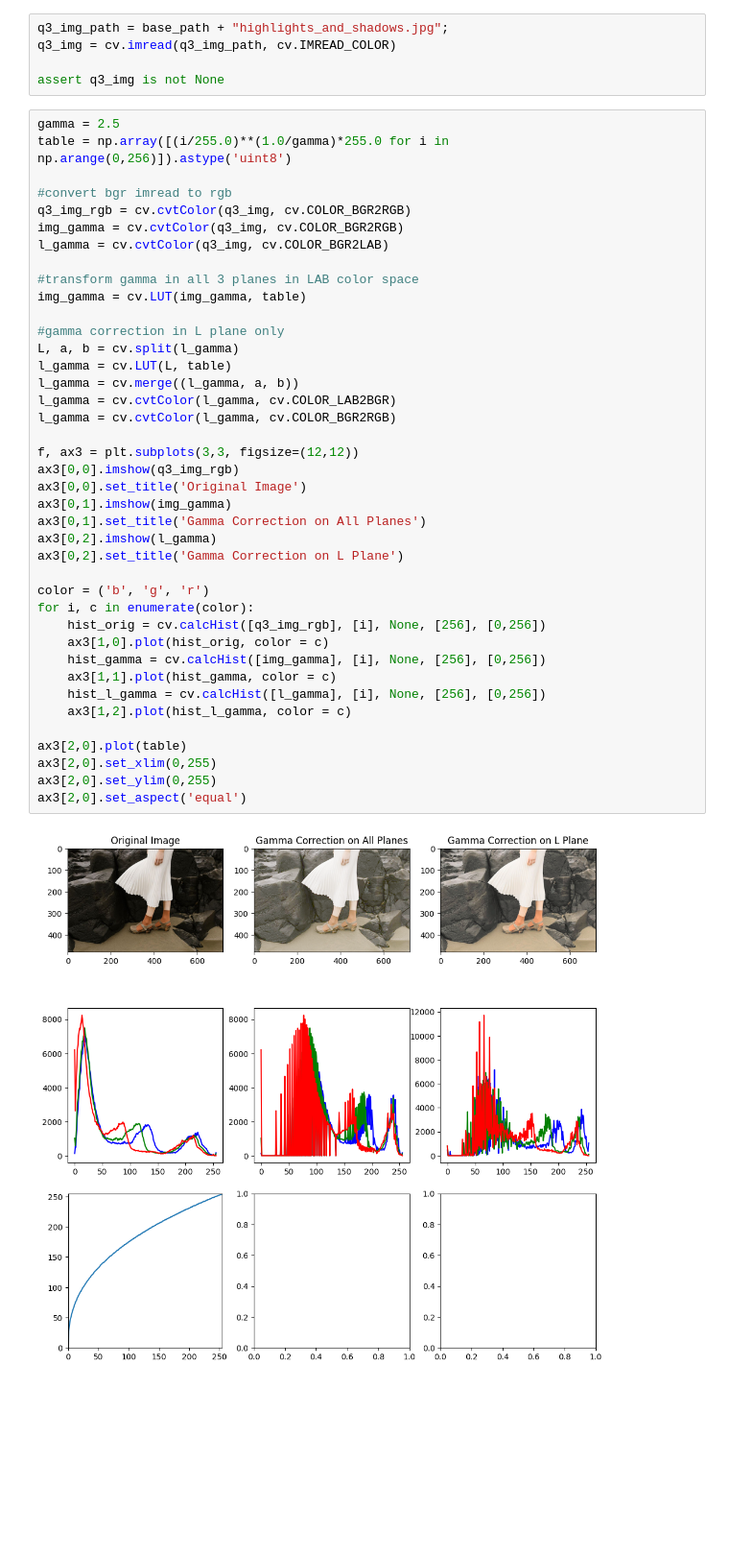
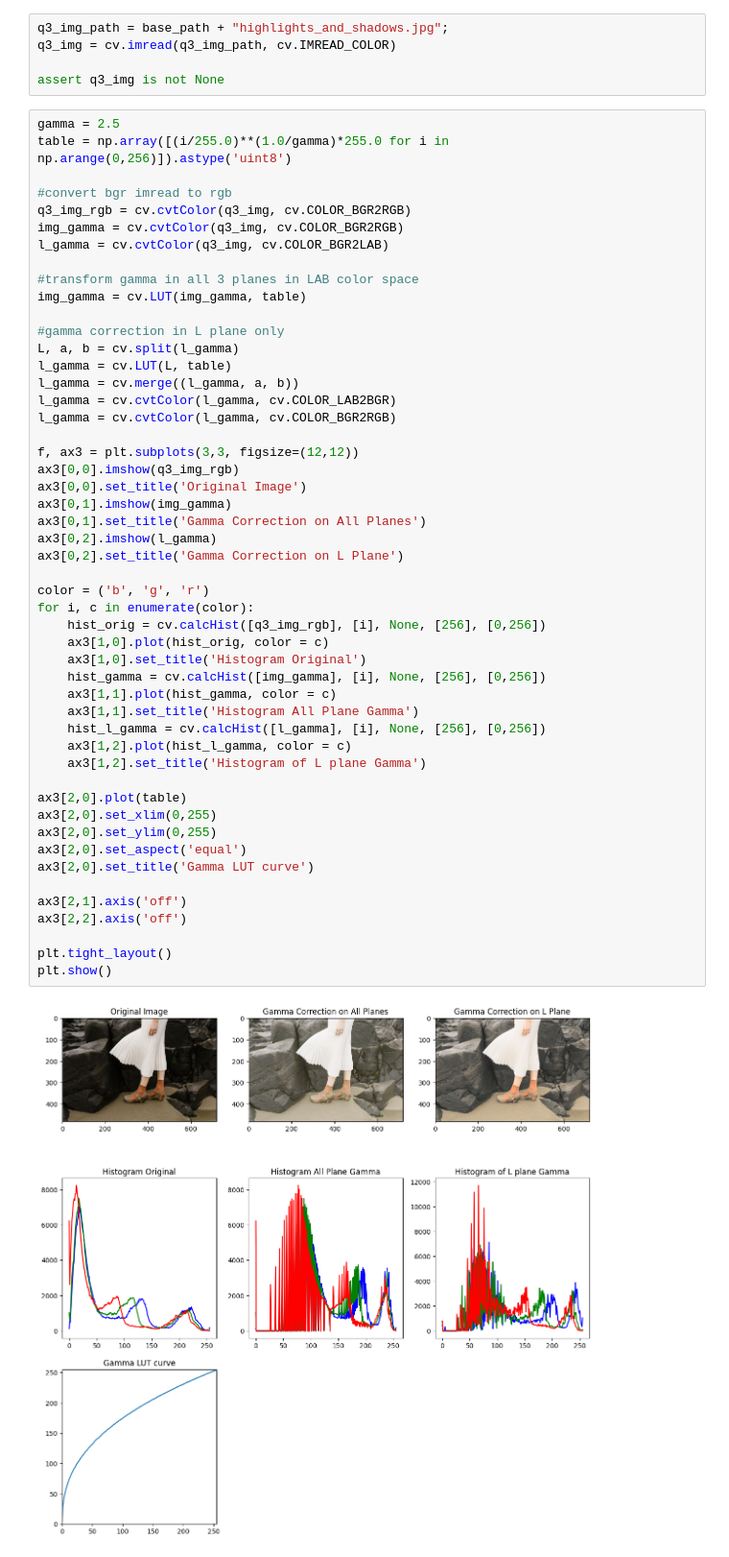
Before and after one commit to hpbowala/ComputerVisionAssignment, a Jupyter notebook: 249290X_ComputerVisionAssignment.ipynb, the cells around one changed output. Shown at 96% size. Saved outputs shown, nothing was run; the diff lists cells and outputs as text; blank space fills up the shorter version.

```diff
--- a/249290X_ComputerVisionAssignment.ipynb
+++ b/249290X_ComputerVisionAssignment.ipynb
@@ -138,31 +138,41 @@ img_gamma = cv.LUT(img_gamma, table)
 
 #gamma correction in L plane only
 L, a, b = cv.split(l_gamma)
 l_gamma = cv.LUT(L, table)
 l_gamma = cv.merge((l_gamma, a, b))
 l_gamma = cv.cvtColor(l_gamma, cv.COLOR_LAB2BGR)
 l_gamma = cv.cvtColor(l_gamma, cv.COLOR_BGR2RGB)
 
 f, ax3 = plt.subplots(3,3, figsize=(12,12))
 ax3[0,0].imshow(q3_img_rgb)
 ax3[0,0].set_title('Original Image')
 ax3[0,1].imshow(img_gamma)
 ax3[0,1].set_title('Gamma Correction on All Planes')
 ax3[0,2].imshow(l_gamma)
 ax3[0,2].set_title('Gamma Correction on L Plane')
 
 color = ('b', 'g', 'r')
 for i, c in enumerate(color):
     hist_orig = cv.calcHist([q3_img_rgb], [i], None, [256], [0,256])
     ax3[1,0].plot(hist_orig, color = c)
+    ax3[1,0].set_title('Histogram Original')
     hist_gamma = cv.calcHist([img_gamma], [i], None, [256], [0,256])
     ax3[1,1].plot(hist_gamma, color = c)
+    ax3[1,1].set_title('Histogram All Plane Gamma')
     hist_l_gamma = cv.calcHist([l_gamma], [i], None, [256], [0,256])
     ax3[1,2].plot(hist_l_gamma, color = c)
+    ax3[1,2].set_title('Histogram of L plane Gamma')
 
 ax3[2,0].plot(table)
 ax3[2,0].set_xlim(0,255)
 ax3[2,0].set_ylim(0,255)
 ax3[2,0].set_aspect('equal')
+ax3[2,0].set_title('Gamma LUT curve')
+
+ax3[2,1].axis('off')
+ax3[2,2].axis('off')
+
+plt.tight_layout()
+plt.show()
 # %% [output]
-[figure, old version]
+[figure, new version]
```
Also changed, not shown: parts of 1 cell of this notebook.
